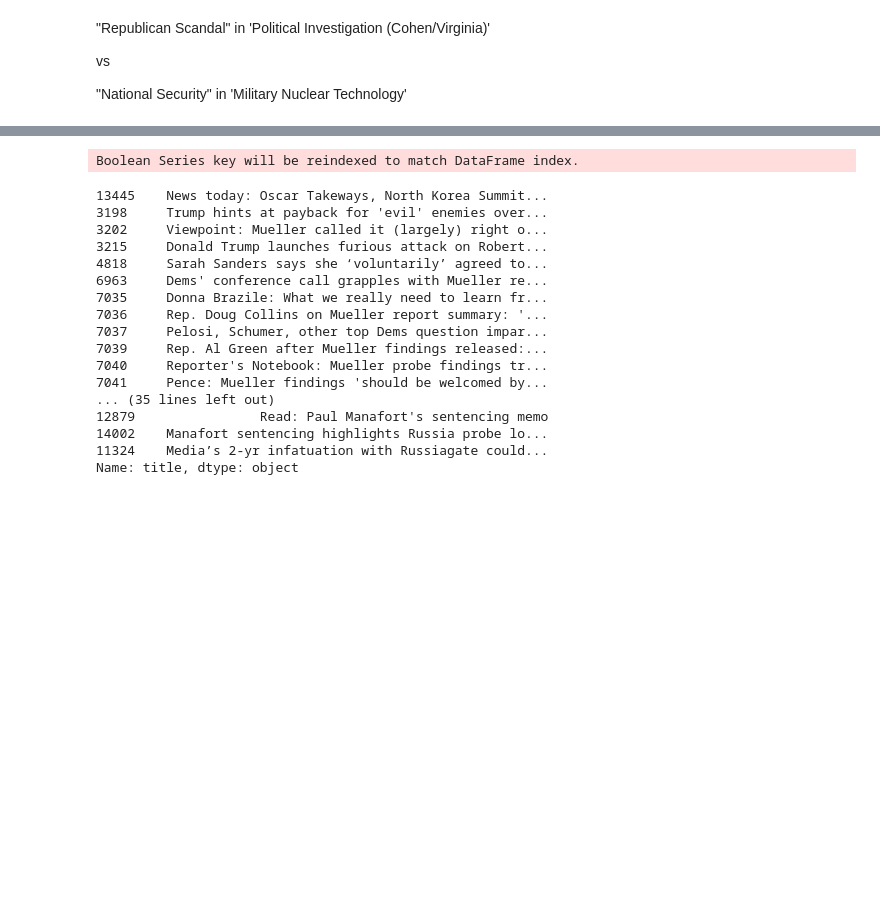
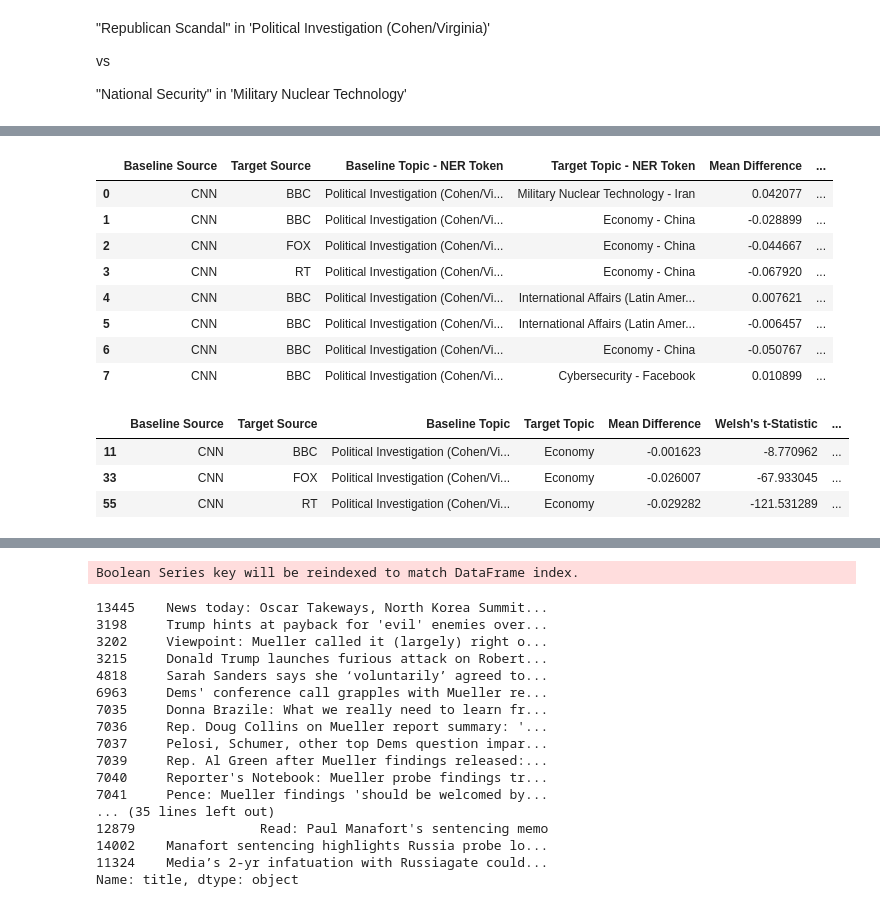
Before and after one commit to AlexanderTyan/NewsBias, a Jupyter notebook: 4_TopicModelling.ipynb, the cells around one changed output, grey strips where cells are left out. Cells and saved outputs as stored; diff of their text form; code cells hidden in the pictures; blank space fills up the shorter version.

```diff
--- a/4_TopicModelling.ipynb
+++ b/4_TopicModelling.ipynb
@@ -1158,0 +1168,6 @@ print(fairfax_ner.std_ner_token.unique()) # Looks good
+# %%
+# Clean-up 'china':
+china_ner = ner_df_dropna[ner_df_dropna.std_ner_token.str.contains('china')]
+#exclude_crisis_1 = ~ner_df_dropna.std_ner_token.str.contains('crisis')
+#isis_ner = isis_ner[exclude_crisis_1]
+print(china_ner.std_ner_token.unique()) # Looks good
@@ -1158,0 +1177,4 @@ print(fairfax_ner.std_ner_token.unique()) # Looks good
+# %%
+# Clean-up 'venezuela':
+venezuela_ner = ner_df_dropna[ner_df_dropna.std_ner_token.str.contains('venezuela')]
+print(venezuela_ner.std_ner_token.unique()) # Looks good
@@ -1175,7 +1219,12 @@ christchurch_token_idx = christchurch_ner.article_idx.drop_duplicates()  # This
 # "National Security":
 iran_token_idx = iran_ner.article_idx.drop_duplicates()  # Removed 'Miranda Lambert'
 kim_token_idx = kim_ner.article_idx.drop_duplicates()  # Removed a lot of confounders
-nat_sec_idx = pd.concat([iran_token_idx, kim_token_idx]).drop_duplicates()
+isis_token_idx = isis_ner.article_idx.drop_duplicates()
+china_token_idx = china_ner.article_idx.drop_duplicates()
+nat_sec_idx = pd.concat([iran_token_idx, kim_token_idx, china_token_idx, isis_token_idx]).drop_duplicates()
+
+venezuela_token_idx = venezuela_ner.article_idx.drop_duplicates()
+syria_token_idx = syria_ner.article_idx.drop_duplicates()
 
 # "Democrat Scandal":
 virginia_token_idx = virginia_ner.article_idx.drop_duplicates()  # Excludes West Virginia
@@ -1183,3 +1232,6 @@ northam_token_idx = northam_ner.article_idx.drop_duplicates()
 blackface_token_idx = blackface_ner.article_idx.drop_duplicates()
 fairfax_token_idx = fairfax_ner.article_idx.drop_duplicates()
 dems_scandal_idx = pd.concat([virginia_token_idx, northam_token_idx, blackface_token_idx, fairfax_token_idx]).drop_duplicates()
+
+# "Sports"
+superbowl_token_idx = superbowl_ner.article_idx.drop_duplicates()
@@ -1273,0 +1277,7 @@ TARGET TOPIC: Military Nuclear Technology
+# %%
+from statsmodels.stats.weightstats import ttest_ind
+
+ttests_ner = pd.DataFrame(columns=['Baseline Source', 'Target Source', 'Baseline Topic - NER Token',
+                               'Target Topic - NER Token', 'Mean Difference',
+                               'Welsh\'s t-Statistic', 'Two-Tailed P-Value',
+                               'Satterthwait DoF', 'Cohen\'s d'])
@@ -1273,0 +1844,19 @@ TARGET TOPIC: Military Nuclear Technology
+# %%
+ttests_ner
+# %% [output]
+|  | Baseline Source | Target Source | Baseline Topic - NER Token | Target Topic - NER Token | Mean Difference | ... |
+| 0 | CNN | BBC | Political Investigation (Cohen/Vi... | Military Nuclear Technology - Iran | 0.042077 | ... |
+| 1 | CNN | BBC | Political Investigation (Cohen/Vi... | Economy - China | -0.028899 | ... |
+| 2 | CNN | FOX | Political Investigation (Cohen/Vi... | Economy - China | -0.044667 | ... |
+| 3 | CNN | RT | Political Investigation (Cohen/Vi... | Economy - China | -0.067920 | ... |
+| 4 | CNN | BBC | Political Investigation (Cohen/Vi... | International Affairs (Latin Amer... | 0.007621 | ... |
+| 5 | CNN | BBC | Political Investigation (Cohen/Vi... | International Affairs (Latin Amer... | -0.006457 | ... |
+| 6 | CNN | BBC | Political Investigation (Cohen/Vi... | Economy - China | -0.050767 | ... |
+| 7 | CNN | BBC | Political Investigation (Cohen/Vi... | Cybersecurity - Facebook | 0.010899 | ... |
+# %%
+ttests[ttests['Target Topic'] == 'Economy']
+# %% [output]
+|  | Baseline Source | Target Source | Baseline Topic | Target Topic | Mean Difference | Welsh's t-Statistic | ... |
+| 11 | CNN | BBC | Political Investigation (Cohen/Vi... | Economy | -0.001623 | -8.770962 | ... |
+| 33 | CNN | FOX | Political Investigation (Cohen/Vi... | Economy | -0.026007 | -67.933045 | ... |
+| 55 | CNN | RT | Political Investigation (Cohen/Vi... | Economy | -0.029282 | -121.531289 | ... |
```
Also changed, not shown: parts of 16 cells of this notebook.
